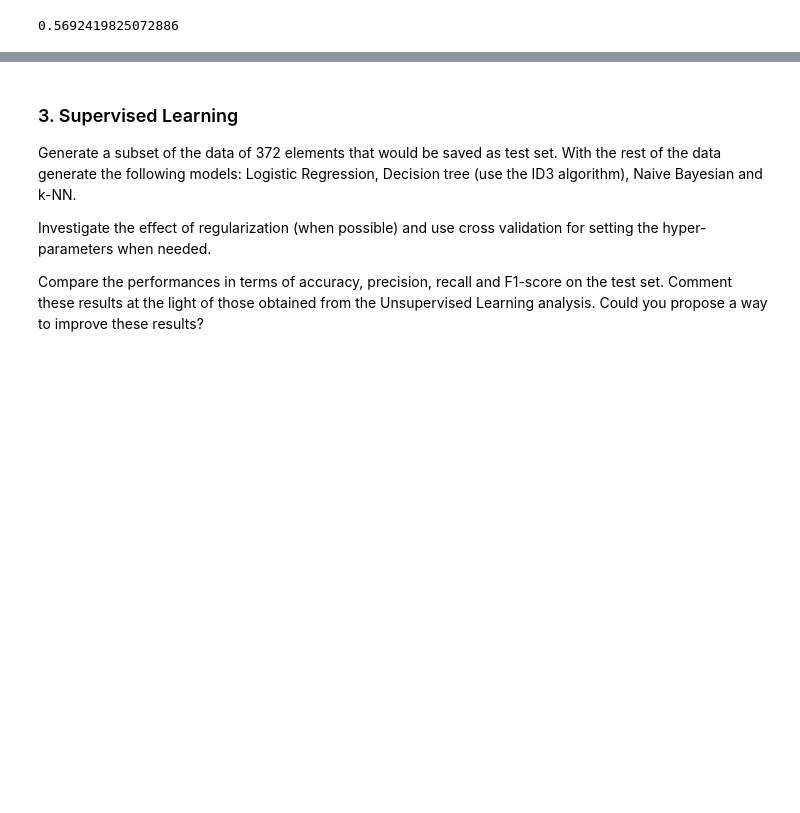
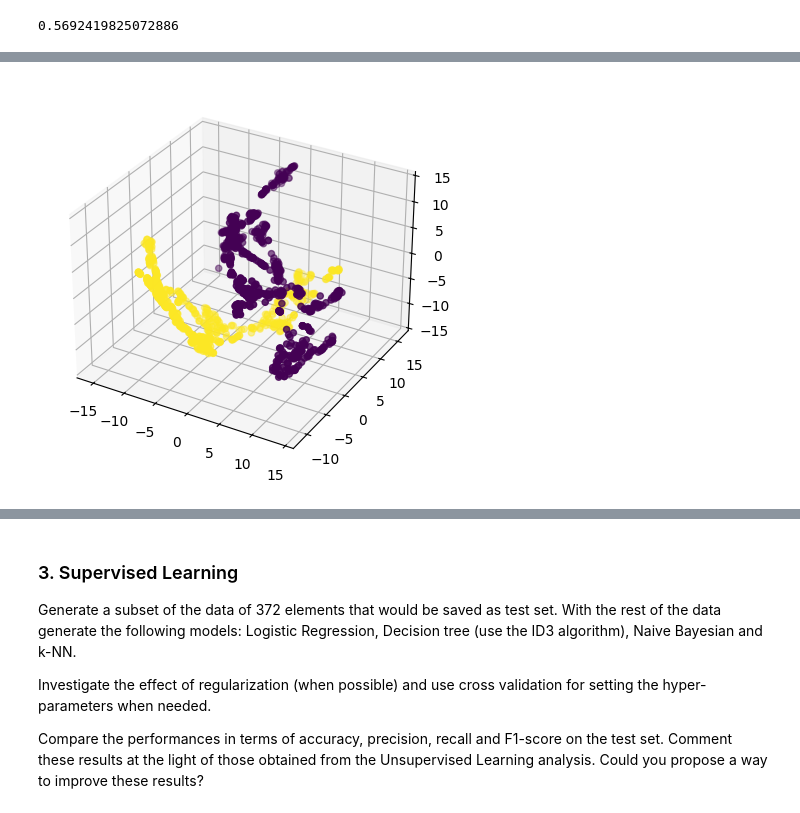
Before and after one commit to frekkoz3/Intro_to_ML_24-25, a Jupyter notebook: challenges/challenge 1/challenge-one.ipynb, the cells around one changed output, grey strips where cells are left out. Cells and saved outputs as stored; diff of their text form; code cells hidden in the pictures; blank space fills up the shorter version.

```diff
--- a/challenges/challenge 1/challenge-one.ipynb
+++ b/challenges/challenge 1/challenge-one.ipynb
@@ -241,3 +237,13 @@ plt.show()
+# %%
+tsne_3d = TSNE(n_components=3, learning_rate='auto', init='random', perplexity=30).fit_transform(data)
+fig = plt.figure(figsize = (5, 5))
+axs = fig.add_subplot(111, projection='3d')
+axs.scatter(tsne_3d[:, 0], tsne_3d[:, 1], tsne_3d[:, 2],c=df['Category'])
+ax.set_title('t-SNE 3d Visualization')
+
+plt.show()
+# %% [output]
+[figure, added]
 # %%
 from sklearn.cluster import DBSCAN
 
```
Also changed, not shown: parts of 5 cells of this notebook.
